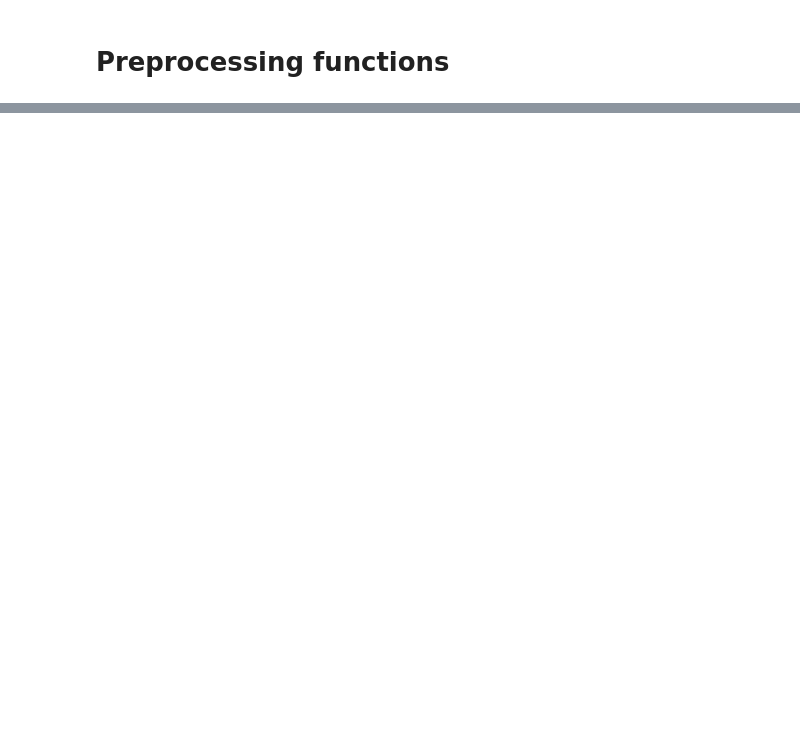
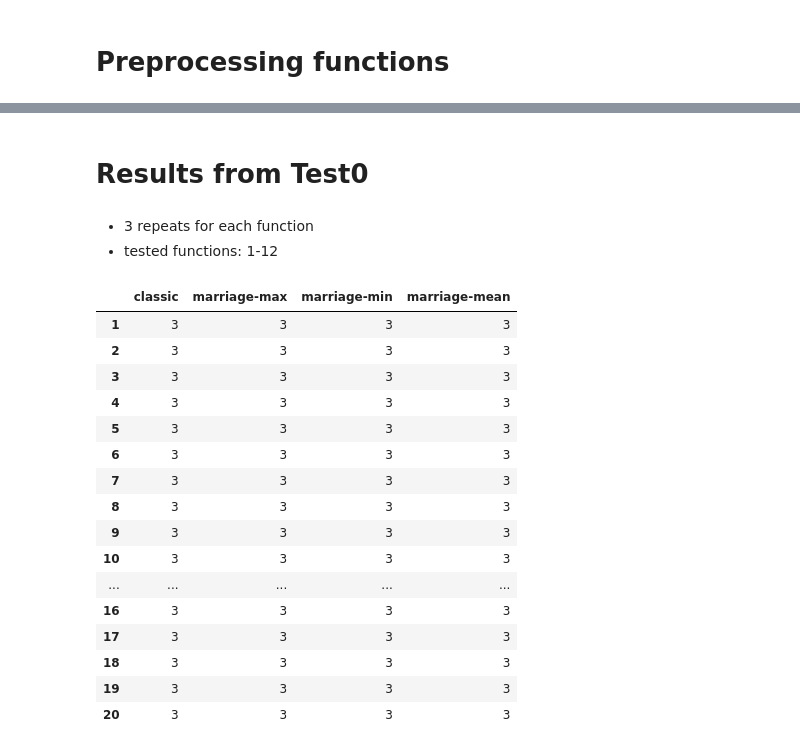
Before and after one commit to maciej3031/evolutionary_algorithm, a Jupyter notebook: Tests_analysis.ipynb, the cells around one changed output, grey strips where cells are left out. Drawn from its saved outputs; the diff is of its cells as text; code cells hidden in the pictures; blank space fills up the shorter version.

```diff
--- a/Tests_analysis.ipynb
+++ b/Tests_analysis.ipynb
@@ -21,7 +15,7 @@ versions_names = ["classic", "marriage-max", "marriage-min", "marriage-mean"]
 # %% [markdown]
 # Preprocessing functions
 # %%
-def print_trials_vs_function(tests_names):
+def trials_vs_function(tests_names):
     # We can run many tests, and want to join results.
     # Eg we can run functions 0-14 25 time each, and the others only 3 times each
     # becouse of running time.
@@ -302,0 +268,5 @@ print_boxplots(["Test0"], versions_to_drop=["classic"])
+# %% [markdown]
+# Results from Test0
+# %% [markdown]
+- 3 repeats for each function
+- tested functions: 1-12
@@ -302,0 +275,22 @@ print_boxplots(["Test0"], versions_to_drop=["classic"])
+# %%
+tests_names = ["Test0"]
+# %%
+trials_vs_function(tests_names)
+# %% [output]
+|  | classic | marriage-max | marriage-min | marriage-mean |
+| 1 | 3 | 3 | 3 | 3 |
+| 2 | 3 | 3 | 3 | 3 |
+| 3 | 3 | 3 | 3 | 3 |
+| 4 | 3 | 3 | 3 | 3 |
+| 5 | 3 | 3 | 3 | 3 |
+| 6 | 3 | 3 | 3 | 3 |
+| 7 | 3 | 3 | 3 | 3 |
+| 8 | 3 | 3 | 3 | 3 |
+| 9 | 3 | 3 | 3 | 3 |
+| 10 | 3 | 3 | 3 | 3 |
+| ... | ... | ... | ... | ... |
+| 16 | 3 | 3 | 3 | 3 |
+| 17 | 3 | 3 | 3 | 3 |
+| 18 | 3 | 3 | 3 | 3 |
+| 19 | 3 | 3 | 3 | 3 |
+| 20 | 3 | 3 | 3 | 3 |
```
Also changed, not shown: parts of 40 cells of this notebook, 1 other file.
